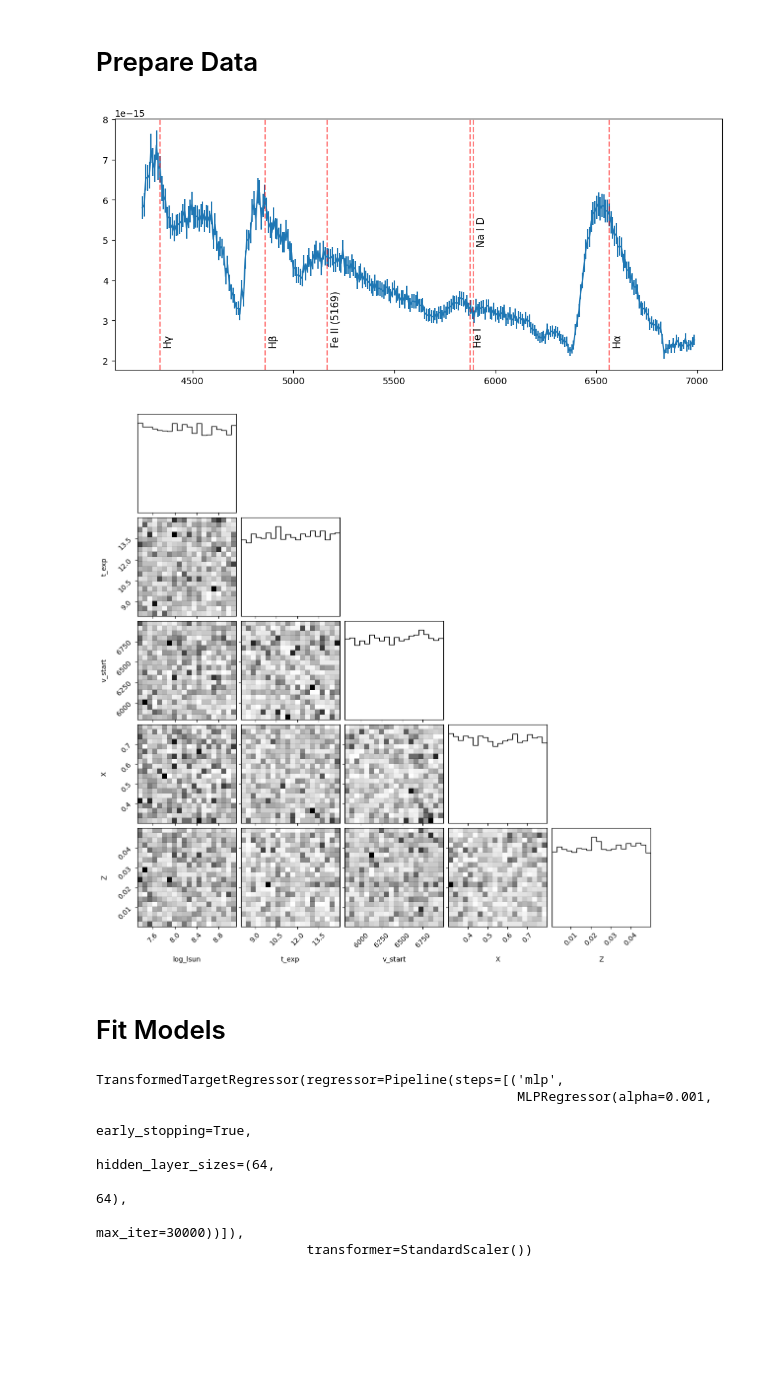
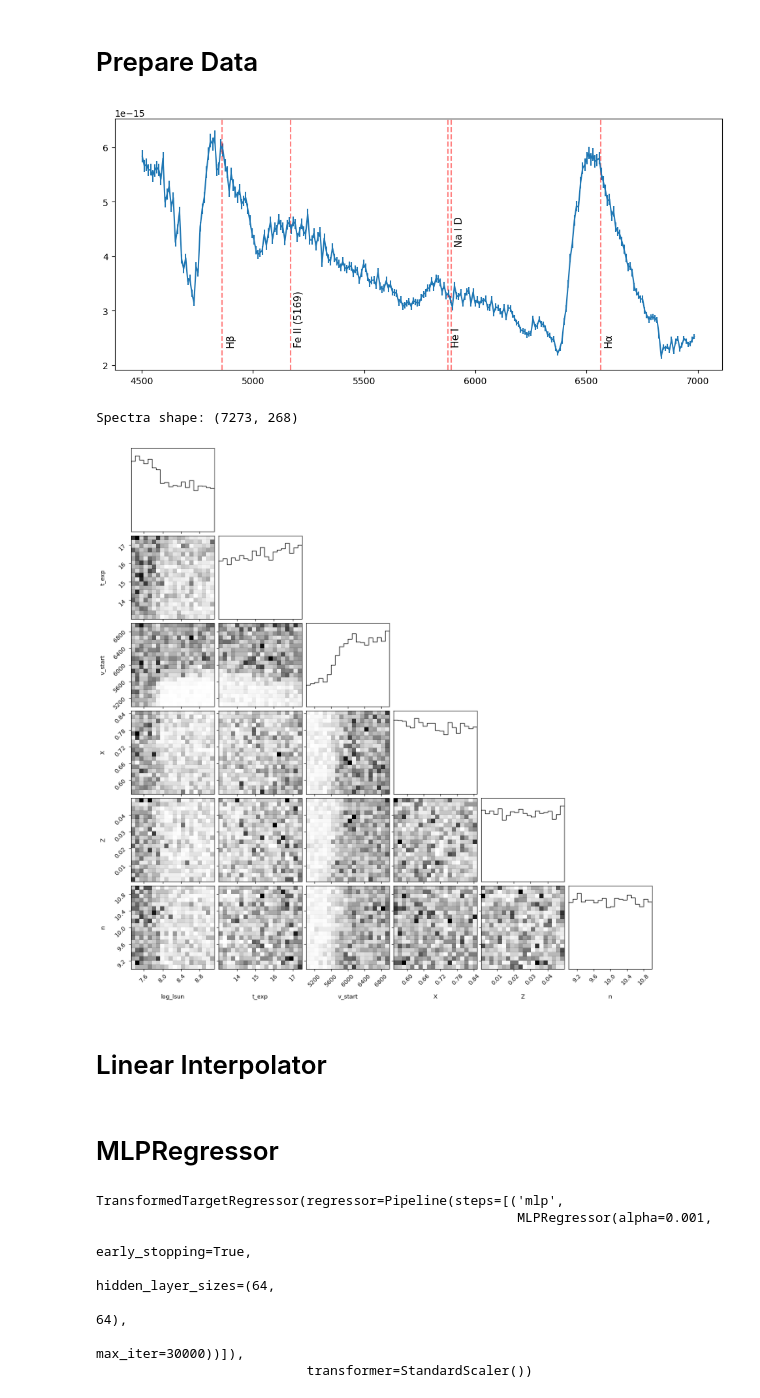
Before and after one commit to MichaelLukaszyk/iip-emulator, a Jupyter notebook: interpolator/interp.ipynb, the cells around one changed output. Drawn from its saved outputs; the diff is of its cells as text; code cells hidden in the pictures; blank space fills up the shorter version.

```diff
--- a/interpolator/interp.ipynb
+++ b/interpolator/interp.ipynb
@@ -16,37 +16,41 @@ def show_active():
     display(fig)
     plt.close(fig)
 
-# Parameters that will be interpolated over, order must match that which the grid_data.npz file was saved with
-param_names = ['log_lsun', 't_exp', 'v_start', 'X', 'Z']
-fit_max_wav = 7000
-fit_min_wav = 4250
+# Fit settings
+fit_max_wav = 7000 # 10000
+fit_min_wav = 4500 # 4250
+
+# Get model data
+data = np.load('grid_data_with_n.npz')
+param_names, X, y, wav_mod = data['param_names'], data['X'], data['y'], data['wav']
+# mask = X[:,2] > 5650
+# X = X[mask]
+# y = y[mask]
+
+# Get observed data
+obs_df = pd.read_csv('calibrated_spectra/2020jfo-2020-05-19.csv')
+wav_obs = obs_df['wavelength']
+y_obs = obs_df['flux']
+y_obs_err = y_obs * 0.02 # obs_df['fluxerr']
 # %%
 # Initialize model data file
 if False:
-    folder_path = os.path.dirname('C:/Users/mikel/Desktop/10000_runs/')
+    folder_path = os.path.dirname('C:/Users/mikel/Desktop/10000_runs_0/')
+    param_names = ['log_lsun', 't_exp', 'v_start', 'X', 'Z']
     X, y, wav_mod = util.read_grid_runs(folder_path, param_names)
     np.savez(
-        'grid_data.npz',
+        'grid_data_large.npz',
+        param_names=param_names,
         X=X,
         y=y,
         wav=wav_mod
     )
 # %%
-# Get observed data
-obs_df = pd.read_csv('calibrated_spectra/2020jfo-2020-05-19.csv')
-wav_obs = obs_df['wavelength']
-y_obs = obs_df['flux']
-y_obs_err = y_obs * 0.05 # obs_df['fluxerr']
-
 # Mask to fitting range
 mask = (wav_obs < fit_max_wav) & (wav_obs > fit_min_wav)
 wav_obs = wav_obs[mask]
 y_obs = y_obs[mask]
 y_obs_err = y_obs_err[mask]
-
-# Get model data
-data = np.load('grid_data.npz')
-X, y, wav_mod = data['X'], data['y'], data['wav']
 
 # Remove any spectra containing negative fluxes
 mask = np.all(y >= 0, axis=1)
@@ -77,23 +81,25 @@ plt.errorbar(wav, y_obs, yerr=y_obs_err, ms=1)
 util.label_common_features()
 show_active()
 # %% [output]
-[figure, old version]
+[figure, new version]
 # %%
 # Visualize sampling coverage
+print('Spectra shape:', y.shape)
 fig = corner.corner(
-    X,
+    X_train,
     labels=param_names,
     range=limits,
     bins=20,
     plot_contours=False,
     plot_datapoints=False,
     plot_density=True,
 )
 show_active()
 # %% [output]
+Spectra shape: (7273, 268)
-[figure, old version]
+[figure, new version]
 # %% [markdown]
-# Fit Models
+# Linear Interpolator
 # %%
 # Settings
 use_linear = True
@@ -112,3 +128,5 @@ def interp(X):
+# %% [markdown]
+# MLPRegressor
 # %%
 # MLPRegressor
 from sklearn.neural_network import MLPRegressor
```
Also changed, not shown: parts of 12 cells of this notebook, 8 other files.
